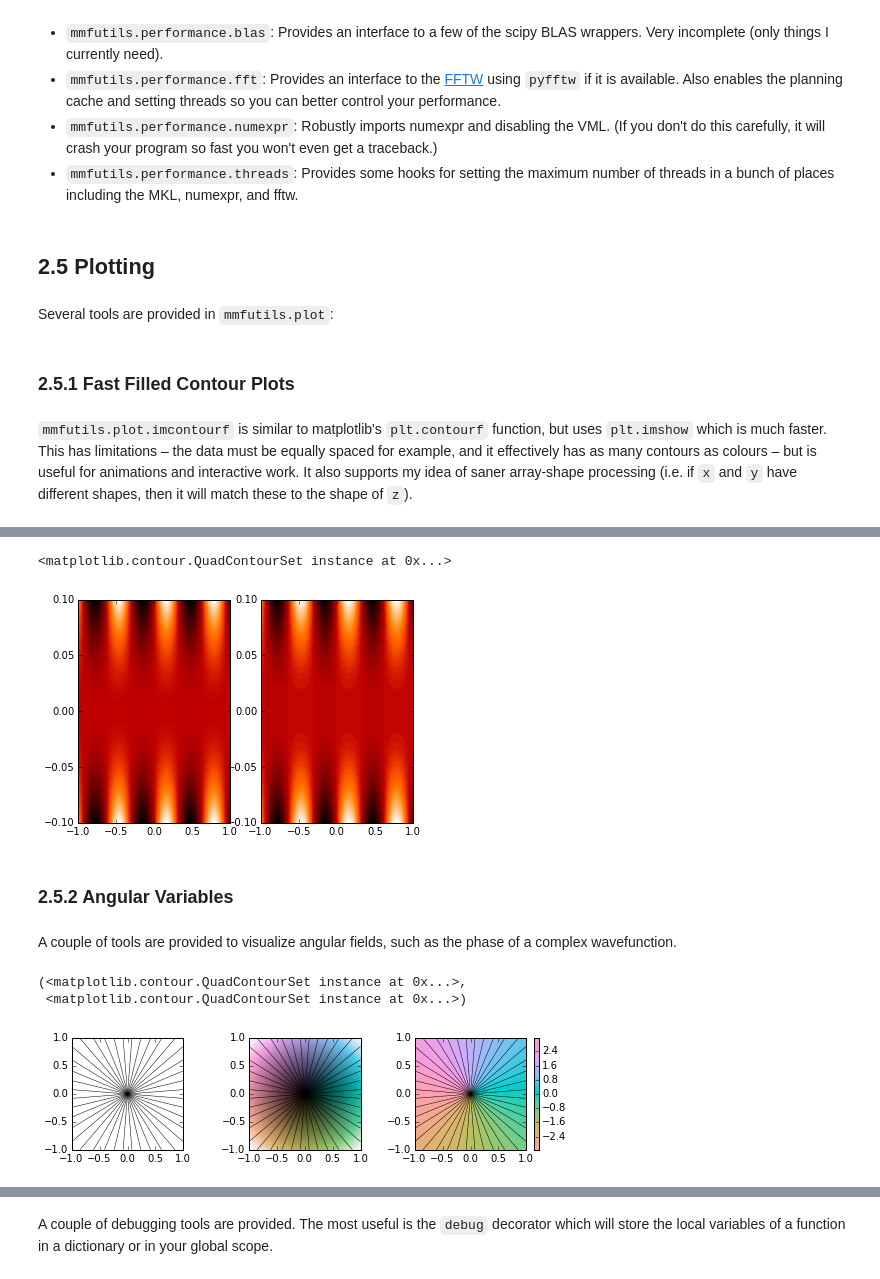
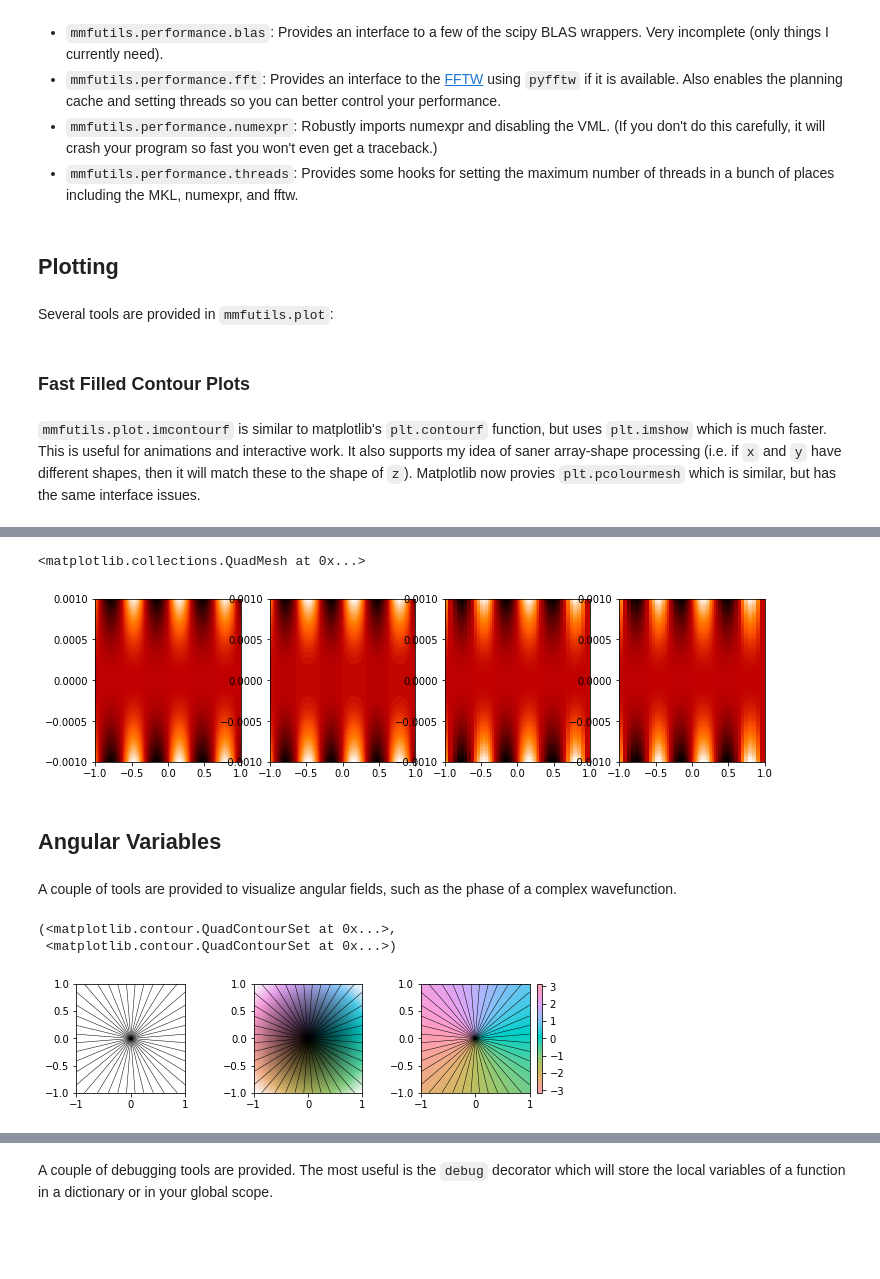
Before and after one commit to mforbes/mmfutils, a Jupyter notebook: doc/README.ipynb, the cells around one changed output, grey strips where cells are left out. Saved outputs shown, nothing was run; the diff lists cells and outputs as text; code cells hidden in the pictures; blank space fills up the shorter version.

```diff
--- a/doc/README.ipynb
+++ b/doc/README.ipynb
@@ -344,24 +346,29 @@ Here is a brief description of the components:
 * ``mmfutils.performance.numexpr``: Robustly imports numexpr and disabling the VML.  (If you don't do this carefully, it will crash your program so fast you won't even get a traceback.)
 * ``mmfutils.performance.threads``: Provides some hooks for setting the maximum number of threads in a bunch of places including the MKL, numexpr, and fftw.
 # %% [markdown]
-## 2.5 Plotting
+## Plotting
 # %% [markdown]
 Several tools are provided in `mmfutils.plot`:
 # %% [markdown]
-### 2.5.1 Fast Filled Contour Plots
+### Fast Filled Contour Plots
 # %% [markdown]
-`mmfutils.plot.imcontourf` is similar to matplotlib's `plt.contourf` function, but uses `plt.imshow` which is much faster.  This has limitations – the data must be equally spaced for example, and it effectively has as many contours as colours – but is useful for animations and interactive work.  It also supports my idea of saner array-shape processing (i.e. if `x` and `y` have different shapes, then it will match these to the shape of `z`).
+`mmfutils.plot.imcontourf` is similar to matplotlib's `plt.contourf` function, but uses `plt.imshow` which is much faster.  This is useful for animations and interactive work.  It also supports my idea of saner array-shape processing (i.e. if `x` and `y` have different shapes, then it will match these to the shape of `z`).  Matplotlib now provies `plt.pcolourmesh` which is similar, but has the same interface issues.
 # %%
 %matplotlib inline
 from matplotlib import pyplot as plt
 import time
 import numpy as np
 from mmfutils import plot as mmfplt
-x = np.linspace(-1, 1, 100)[:, None]
-y = np.linspace(-0.1, 0.1, 200)[None, :]
+x = np.linspace(-1, 1, 100)[:, None]**3
+y = np.linspace(-0.1, 0.1, 200)[None, :]**3
 z = np.sin(10*x)*y**2
-plt.subplot(121)
-%time mmfplt.imcontourf(x, y, z)
-plt.subplot(122)
+plt.figure(figsize=(12,3))
+plt.subplot(141)
+%time mmfplt.imcontourf(x, y, z, cmap='gist_heat')
+plt.subplot(142)
 %time plt.contourf(x.ravel(), y.ravel(), z.T, 50, cmap='gist_heat')
+plt.subplot(143)
+%time plt.pcolor(x.ravel(), y.ravel(), z.T, cmap='gist_heat')
+plt.subplot(144)
+%time plt.pcolormesh(x.ravel(), y.ravel(), z.T, cmap='gist_heat')
 # %% [output]
@@ -372,7 +383,7 @@ Wall time: 39.4 ms
-<matplotlib.contour.QuadContourSet instance at 0x...>
+<matplotlib.collections.QuadMesh at 0x...>
-[figure, old version]
+[figure, new version]
 # %% [markdown]
-### 2.5.2 Angular Variables
+## Angular Variables
 # %% [markdown]
 A couple of tools are provided to visualize angular fields, such as the phase of a complex wavefunction.
 # %%
@@ -391,7 +402,7 @@ mmfplt.phase_contour(x, y, z, aspect=1, colors='k', linewidths=0.5)
 
 # This is a little slow but allows you to vary the luminosity.
 plt.subplot(132).set_aspect(1)
-mmfplt.imcontourf(x, y, mmfplt.color_complex(z), aspect=1)
+mmfplt.imcontourf(x, y, mmfplt.colors.color_complex(z), aspect=1)
 mmfplt.phase_contour(x, y, z, aspect=1, linewidths=0.5)
 
 # This is faster if you just want to show the phase and allows
@@ -401,7 +412,7 @@ mmfplt.imcontourf(x, y, np.angle(z), cmap='huslp', aspect=1)
 plt.colorbar()
 mmfplt.phase_contour(x, y, z, aspect=1, linewidths=0.5)
 # %% [output]
-(<matplotlib.contour.QuadContourSet instance at 0x...>,
- <matplotlib.contour.QuadContourSet instance at 0x...>)
+(<matplotlib.contour.QuadContourSet at 0x...>,
+ <matplotlib.contour.QuadContourSet at 0x...>)
-[figure, old version]
+[figure, new version]
 # %% [markdown]
```
Also changed, not shown: parts of 29 cells of this notebook, 5 other files.
